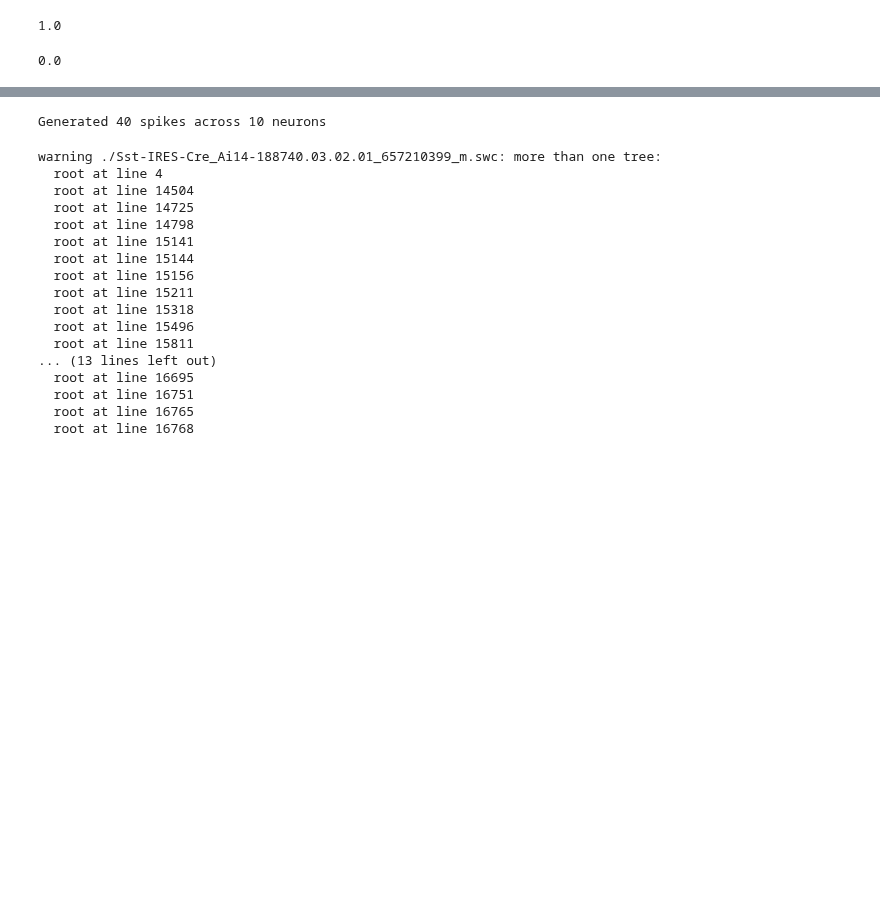
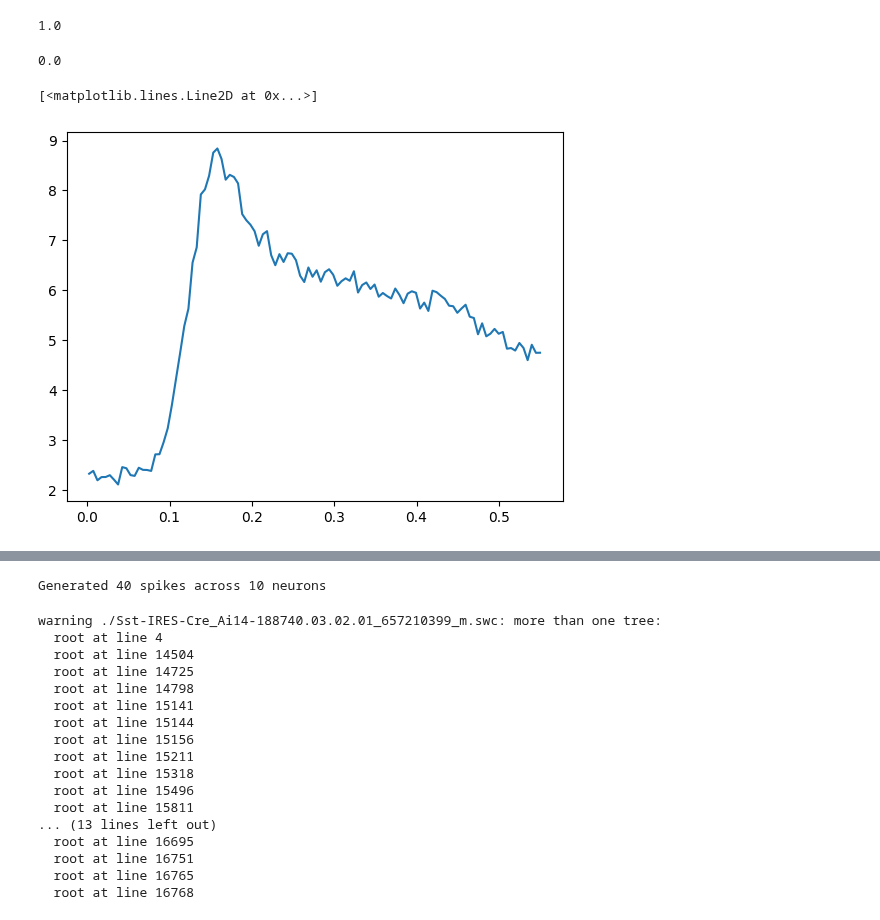
Before and after one commit to ddopp4877/single-cell-tuning, a Jupyter notebook: stim_synapses.ipynb, the cells around one changed output, grey strips where cells are left out. Cells and saved outputs as stored; diff of their text form; code cells hidden in the pictures; blank space fills up the shorter version.

```diff
--- a/stim_synapses.ipynb
+++ b/stim_synapses.ipynb
@@ -153,6 +152,11 @@ syn_params =  {
 PFR = pd.read_csv(os.path.join("..","pyrFiringRateAvg.csv"),delimiter=",")
 PFR_time_shortened = np.array(PFR['Time'][PFR['Time'] >0])
 PFR_firing_rate_shortened = np.array(PFR['AvgFiringRate'][PFR['Time'] >0])
+# %%
+plt.plot(PFR_time_shortened,PFR_firing_rate_shortened)
+# %% [output]
+[<matplotlib.lines.Line2D at 0x...>]
+[figure, added]
 # %%
 def inhomogeneous_poisson_timestamps(lambdas, win_length, dt=1.0, start_time=0.0):
     """
```
Also changed, not shown: parts of 25 cells of this notebook.
